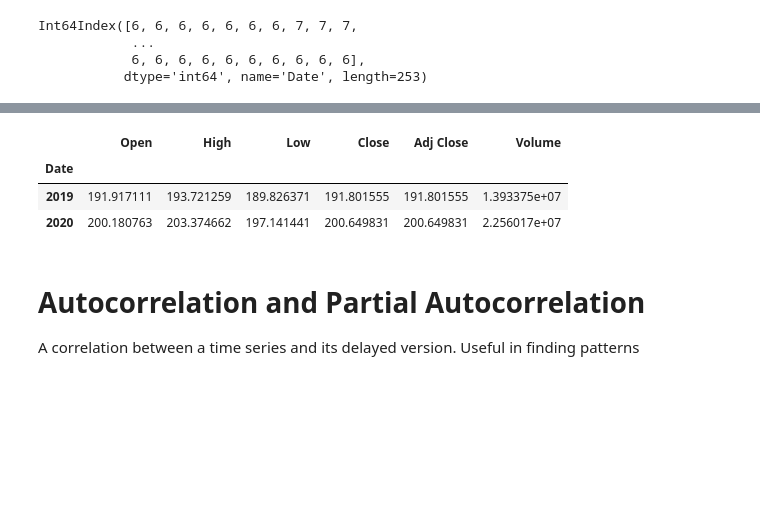
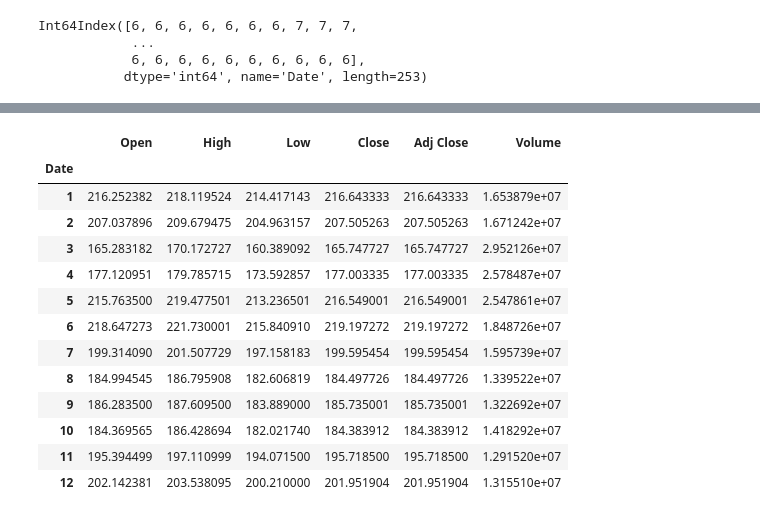
Before and after one commit to jessiejxyu2/ist526-1, a Jupyter notebook: time_series_analysis.ipynb, the cells around one changed output, grey strips where cells are left out. Drawn from its saved outputs; the diff is of its cells as text; code cells hidden in the pictures; blank space fills up the shorter version.

```diff
--- a/time_series_analysis.ipynb
+++ b/time_series_analysis.ipynb
@@ -43,10 +43,16 @@ https://towardsdatascience.com/a-complete-guide-to-time-series-data-visualizatio
 In read_csv() function, set parse_dates = True, to convert the ‘Date’ column to DateTimeIndex
 # %%
 df_stock = pd.read_csv('data/FB_data.csv', parse_dates=True, index_col = "Date")
+
+
 # adding Date as column and index
 df_stock['Date'] = df_stock.index
 
 df = df_stock
+
+# adding daily interval
+df.index = pd.DatetimeIndex(df.index).to_period('D')
+
 # display
 display(df_stock.head())
 display(df_stock.tail())
@@ -457,14 +711,22 @@ Int64Index([6, 6, 6, 6, 6, 6, 6, 7, 7, 7,
 # %%
-# group by year
-index_year = df.index.year
-df_by_year = df.groupby(index_year).mean()
-display(df_by_year)
+# create data by month
+
+# group by month
+index_month = df.index.month
+df_by_month = df.groupby(index_month).mean()
+display(df_by_month)
 # %% [output]
 |  | Open | High | Low | Close | Adj Close | Volume |
 | Date |  |  |  |  |  |  |
-| 2019 | 191.917111 | 193.721259 | 189.826371 | 191.801555 | 191.801555 | 1.393375e+07 |
-| 2020 | 200.180763 | 203.374662 | 197.141441 | 200.649831 | 200.649831 | 2.256017e+07 |
+| 1 | 216.252382 | 218.119524 | 214.417143 | 216.643333 | 216.643333 | 1.653879e+07 |
+| 2 | 207.037896 | 209.679475 | 204.963157 | 207.505263 | 207.505263 | 1.671242e+07 |
+| 3 | 165.283182 | 170.172727 | 160.389092 | 165.747727 | 165.747727 | 2.952126e+07 |
+| 4 | 177.120951 | 179.785715 | 173.592857 | 177.003335 | 177.003335 | 2.578487e+07 |
+| 5 | 215.763500 | 219.477501 | 213.236501 | 216.549001 | 216.549001 | 2.547861e+07 |
+| 6 | 218.647273 | 221.730001 | 215.840910 | 219.197272 | 219.197272 | 1.848726e+07 |
+| 7 | 199.314090 | 201.507729 | 197.158183 | 199.595454 | 199.595454 | 1.595739e+07 |
+| 8 | 184.994545 | 186.795908 | 182.606819 | 184.497726 | 184.497726 | 1.339522e+07 |
+| 9 | 186.283500 | 187.609500 | 183.889000 | 185.735001 | 185.735001 | 1.322692e+07 |
+| 10 | 184.369565 | 186.428694 | 182.021740 | 184.383912 | 184.383912 | 1.418292e+07 |
+| 11 | 195.394499 | 197.110999 | 194.071500 | 195.718500 | 195.718500 | 1.291520e+07 |
+| 12 | 202.142381 | 203.538095 | 200.210000 | 201.951904 | 201.951904 | 1.315510e+07 |
-# %% [markdown]
-# Autocorrelation and Partial Autocorrelation
-A correlation between a time series and its delayed version.
-Useful in finding patterns
```
Also changed, not shown: parts of 77 cells of this notebook.
